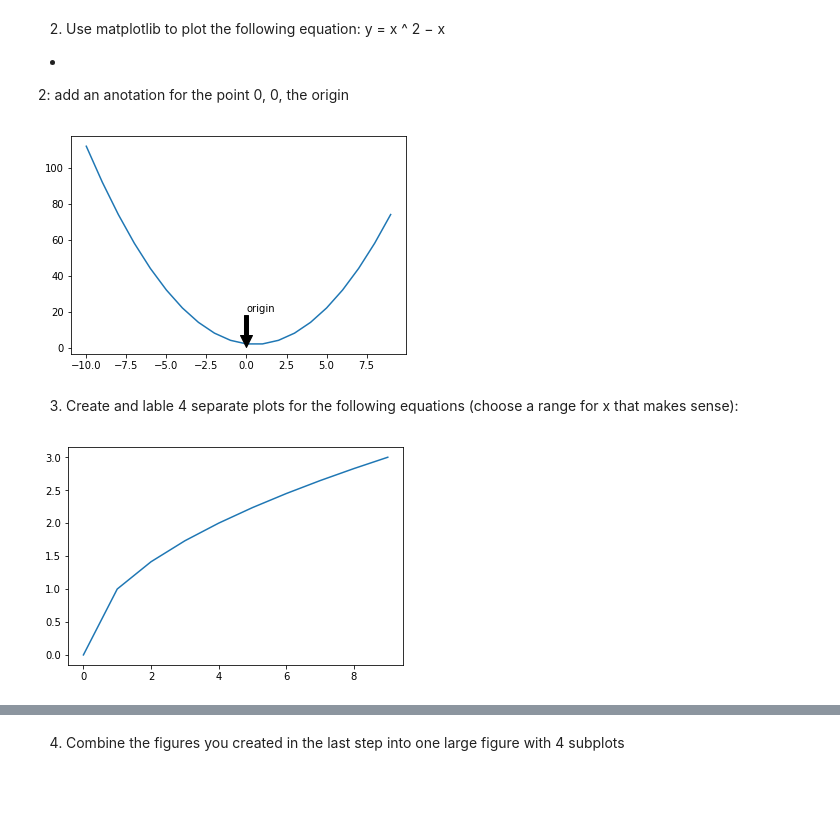
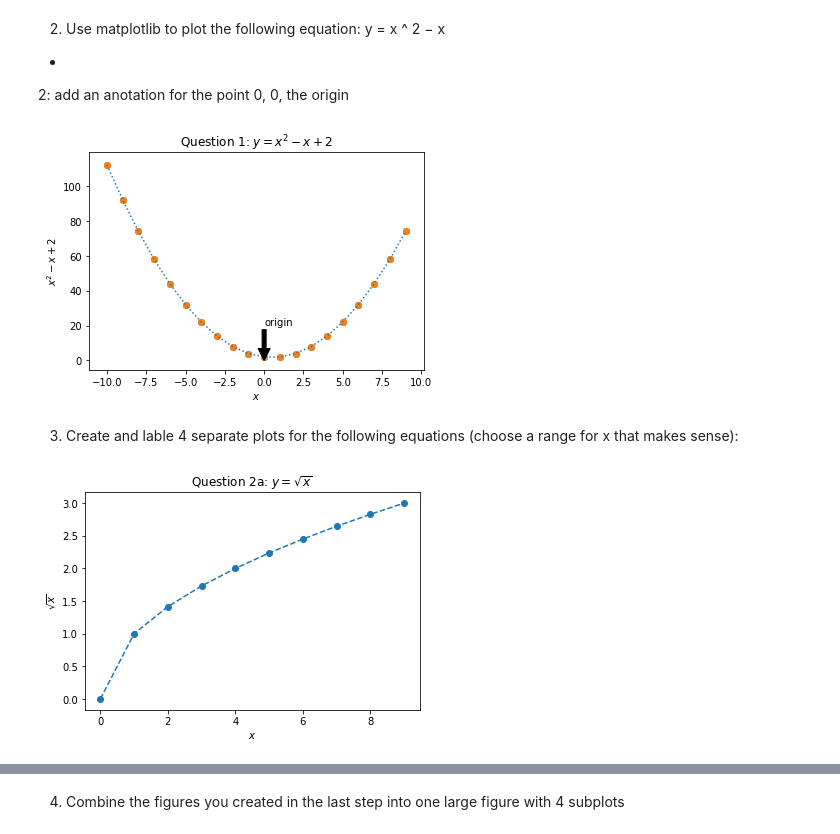
Before and after one commit to escalante-eric/python-exercises, a Jupyter notebook: 4.6_matplotlib_exercises.ipynb, the cells around one changed output, grey strips where cells are left out. Drawn from its saved outputs; the diff is of its cells as text; code cells hidden in the pictures; blank space fills up the shorter version.

```diff
--- a/4.6_matplotlib_exercises.ipynb
+++ b/4.6_matplotlib_exercises.ipynb
@@ -21,20 +22,33 @@ add an anotation for the point 0, 0, the origin
 # %%
 x = list(range(-10,10))
 y = [(n ** 2) - n + 2 for n in x]
 
-plt.plot(x,y)
+plt.scatter(x,y)
 plt.annotate('origin', xy=(0, 0), xytext=(0, 20),
              arrowprops={'facecolor': 'black'})
+plt.plot(x,y,ls=':')
+plt.scatter(x, y)
+
+plt.title('Question 1: $y = {x}^2 - x + 2$')
+plt.xlabel('$x$')
+plt.ylabel('${x}^2 - x + 2$')
+
 plt.show()
 # %% [output]
-[figure, old version]
+[figure, new version]
 # %% [markdown]
 3. Create and lable 4 separate plots for the following equations (choose a range for x that makes sense):
 # %%
 x = list(range(10))
 y = [math.sqrt(n) for n in x]
 
-plt.plot(x,y)
+plt.scatter(x,y)
+plt.plot(x,y,ls='--')
+
+plt.title('Question 2a: $y = \sqrt{x}$')
+plt.xlabel('$x$')
+plt.ylabel('$\sqrt{x}$')
+
 plt.show()
 # %% [output]
-[figure, old version]
+[figure, new version]
```
Also changed, not shown: parts of 8 cells of this notebook.
